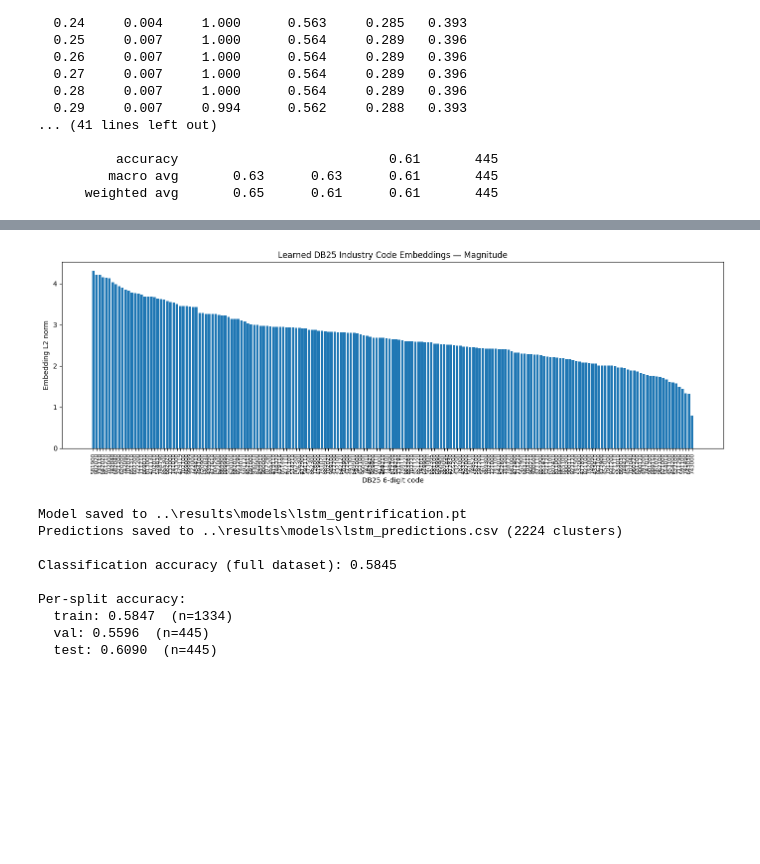
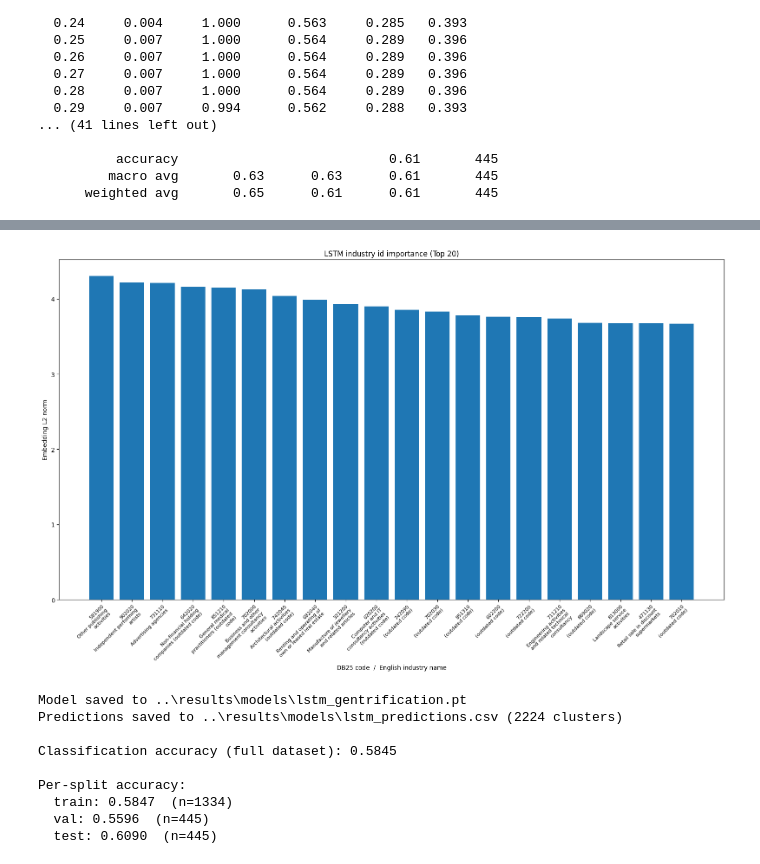
Before and after one commit to jonashansen886-cyber/Gentrification_model_Copenhagen, a Jupyter notebook: notebooks/08_LSTM_model.ipynb, the cells around one changed output, grey strips where cells are left out. Saved outputs shown, nothing was run; the diff lists cells and outputs as text; code cells hidden in the pictures; blank space fills up the shorter version.

```diff
--- a/notebooks/08_LSTM_model.ipynb
+++ b/notebooks/08_LSTM_model.ipynb
@@ -1083,6 +1089,8 @@ Threshold sweep (Gentrified recall / F1  |  Macro-F1):
       weighted avg       0.65      0.61      0.61       445
 # %%
 # Cell 15: DB25 embedding analysis — which industry codes matter most?
+import textwrap
+
 if hasattr(model, "db25_embedding"):
     with torch.no_grad():
         embeds = model.db25_embedding.weight.cpu().numpy()  # (num_db25, embed_dim)
@@ -1091,20 +1099,57 @@ if hasattr(model, "db25_embedding"):
     norms = np.linalg.norm(embeds, axis=1)
     order = np.argsort(norms)[::-1]
 
-    print("Top 15 DB25 codes by embedding magnitude:")
-    for rank, idx in enumerate(order[:15], 1):
+    # Build code → English name lookup from the full structured industry CSV
+    # Columns: "industry id", "industry name (Danish)", "industry name (English)"
+    _name_df = pd.read_csv("../data/raw/CVR_industry_id_all_structured.csv", sep=",", dtype=str, encoding="utf-8")
+    name_map = dict(zip(
+        _name_df["industry id"].str.strip(),
+        _name_df["industry name (English)"].str.strip()
+    ))
+
+    # Historical codes no longer active in the current DB25 classification
+    _historical_names = {
+        "642020": "Non-financial holding companies (outdated code)",
+        "851210": "General medical practitioners (outdated code)",
+        "742040": "Architectural activities (outdated code)",
+        "620200": "Computer and IT consultancy activities (outdated code)",
+    }
+
+    def _get_name(code):
+        """Return English name; fall back to historical lookup, then generic label."""
+        if code in name_map:
+            return name_map[code]
+        return _historical_names.get(code, "(outdated code)")
+
+
+    # gent_codes already loaded in kernel from cell 5 (GENT_IND_PATH)
+    print("Top 10 DB25 codes by embedding magnitude:")
+    print(f"  (★ = on gentrified industry list; {len(gent_codes)} such codes)")
+    for rank, idx in enumerate(order[:20], 1):
         code = idx2db25[idx]
-        print(f"  {rank:2d}. DB25 {code} — norm: {norms[idx]:.3f}")
+        eng_name = _get_name(code)
+        star = "★ " if code in gent_codes else "  "
+        print(f"  {rank:2d}. DB25 {code}  {star}{eng_name:<55s}  norm: {norms[idx]:.3f}")
 
-    # Plot
-    fig, ax = plt.subplots(figsize=(14, 5))
-    codes = [idx2db25[i] for i in order]
-    ax.bar(range(len(norms)), norms[order])
-    ax.set_xticks(range(len(norms)))
-    ax.set_xticklabels(codes, rotation=90, fontsize=8)
-    ax.set_xlabel("DB25 6-digit code")
+    # Plot — top 10, x-tick = code + wrapped full English name at 45°, ★ codes highlighted in orange
+    top10_order = order[:20]
+    top10_codes = [idx2db25[i] for i in top10_order]
+    top10_norms = norms[top10_order]
+    top10_labels = []
+    for c in top10_codes:
+        n = _get_name(c)
+        star = "★ " if c in gent_codes else ""
+        wrapped = textwrap.fill(f"{star}{n}", width=25)
+        top10_labels.append(f"{c}\n{wrapped}")
+
+    fig, ax = plt.subplots(figsize=(16, 10))
+    colors = ["#ff7f0e" if idx2db25[i] in gent_codes else "#1f77b4" for i in top10_order]
+    bars = ax.bar(range(20), top10_norms, color=colors)
+    ax.set_xticks(range(20))
+    ax.set_xticklabels(top10_labels, rotation=45, ha="right", rotation_mode="anchor", fontsize=8)
+    ax.set_xlabel("DB25 code  /  English industry name")
     ax.set_ylabel("Embedding L2 norm")
-    ax.set_title("Learned DB25 Industry Code Embeddings — Magnitude")
+    ax.set_title("LSTM industry id importance (Top 20)")
     plt.tight_layout()
     plt.show()
 # %% [output]
@@ -1127,4 +1173,4 @@ Top 15 DB25 codes by embedding magnitude:
-[figure, old version]
+[figure, new version]
 # %%
 
 # Cell 16: Save model & predictions
```
Also changed, not shown: parts of 3 cells of this notebook, 4 other files.
